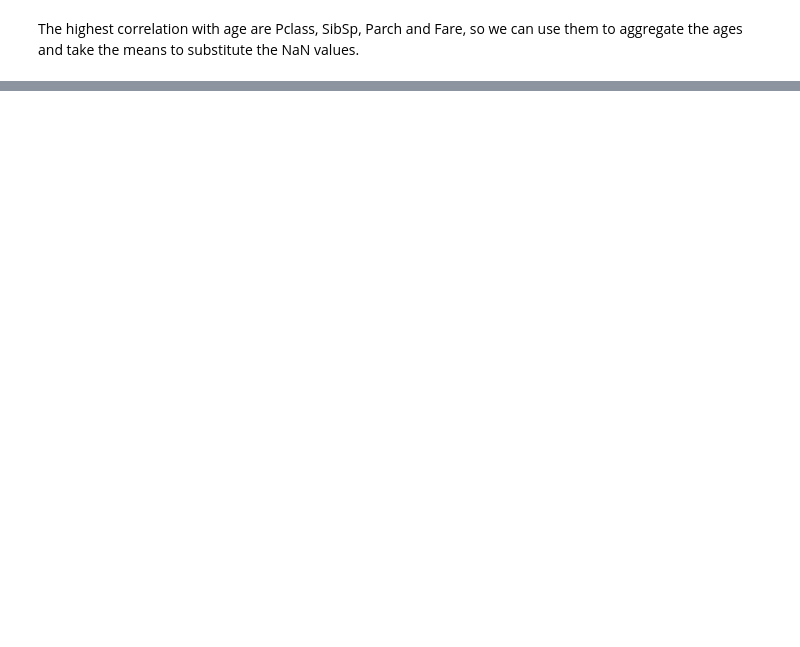
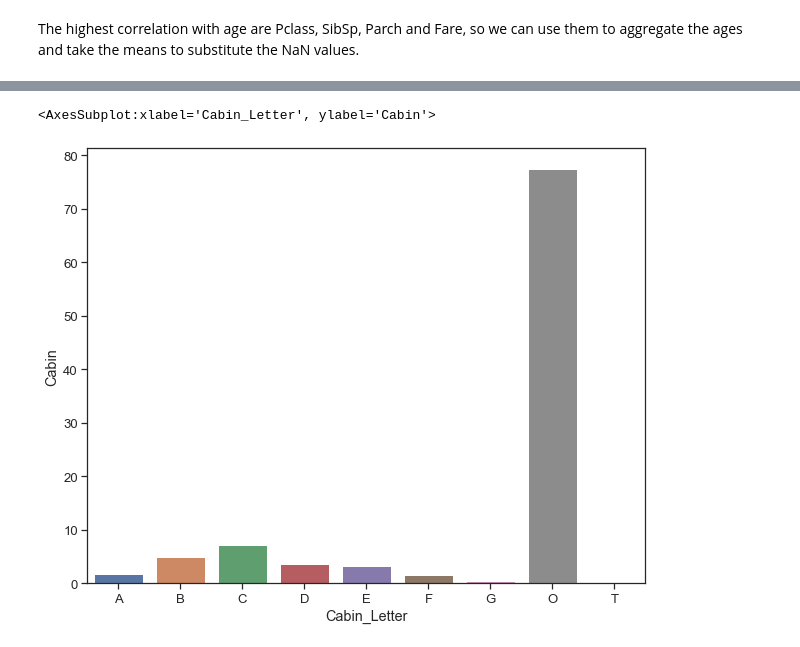
Before and after one commit to diequies/Titanic_Kaggle, a Jupyter notebook: Titanic_data_exploration.ipynb, the cells around one changed output, grey strips where cells are left out. Cells and saved outputs as stored; diff of their text form; code cells hidden in the pictures; blank space fills up the shorter version.

```diff
--- a/Titanic_data_exploration.ipynb
+++ b/Titanic_data_exploration.ipynb
@@ -248,0 +263,6 @@ Name: Age, dtype: float64
+# %%
+df_all['Age'].fillna(df_all.groupby(['Pclass','Fare_bin'])['Age'].transform('median'),
+                     inplace = True)
+df_all.drop('Fare_bin',
+           inplace = True,
+           axis = 1)
@@ -248,0 +284,2 @@ Name: Age, dtype: float64
+# %%
+df_all['Embarked'].fillna(0, inplace = True)
@@ -248,0 +296,19 @@ Name: Age, dtype: float64
+# %%
+df_all['Cabin'].fillna('Other', inplace = True)
+# %%
+df_all['Cabin_Letter'] = df_all['Cabin'].str[0]
+# %%
+df_all_cabin_count = df_all.groupby(['Cabin_Letter']).count()
+df_all_cabin_count = df_all_cabin_count['Cabin'].apply(lambda x: 100*x/df_all.shape[0])
+
+df_all_cabin_count.index
+
+plt.figure(figsize = (10,8))
+sns.set(font_scale = 1.2)
+sns.set_style('ticks')
+
+sns.barplot(x = df_all_cabin_count.index,
+           y = df_all_cabin_count)
+# %% [output]
+<AxesSubplot:xlabel='Cabin_Letter', ylabel='Cabin'>
+[figure, added]
```
Also changed, not shown: parts of 107 cells of this notebook, 3 other files.
